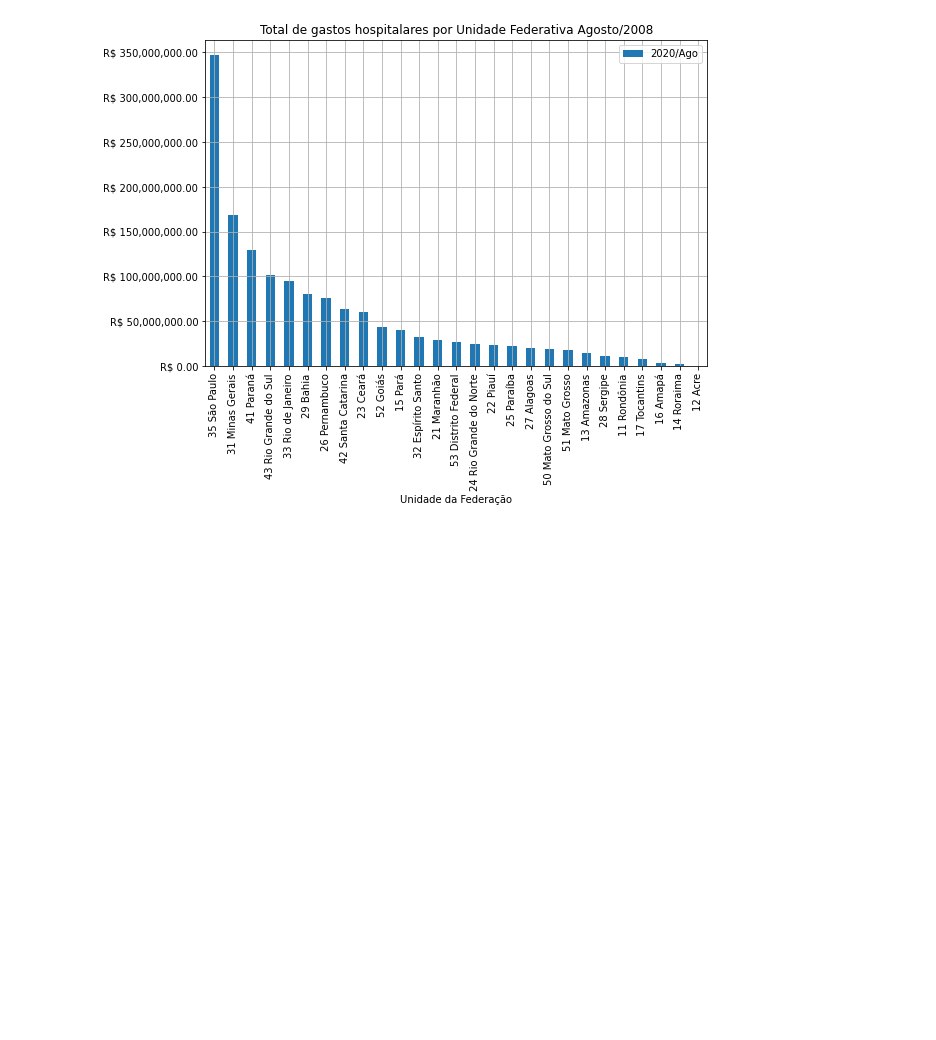
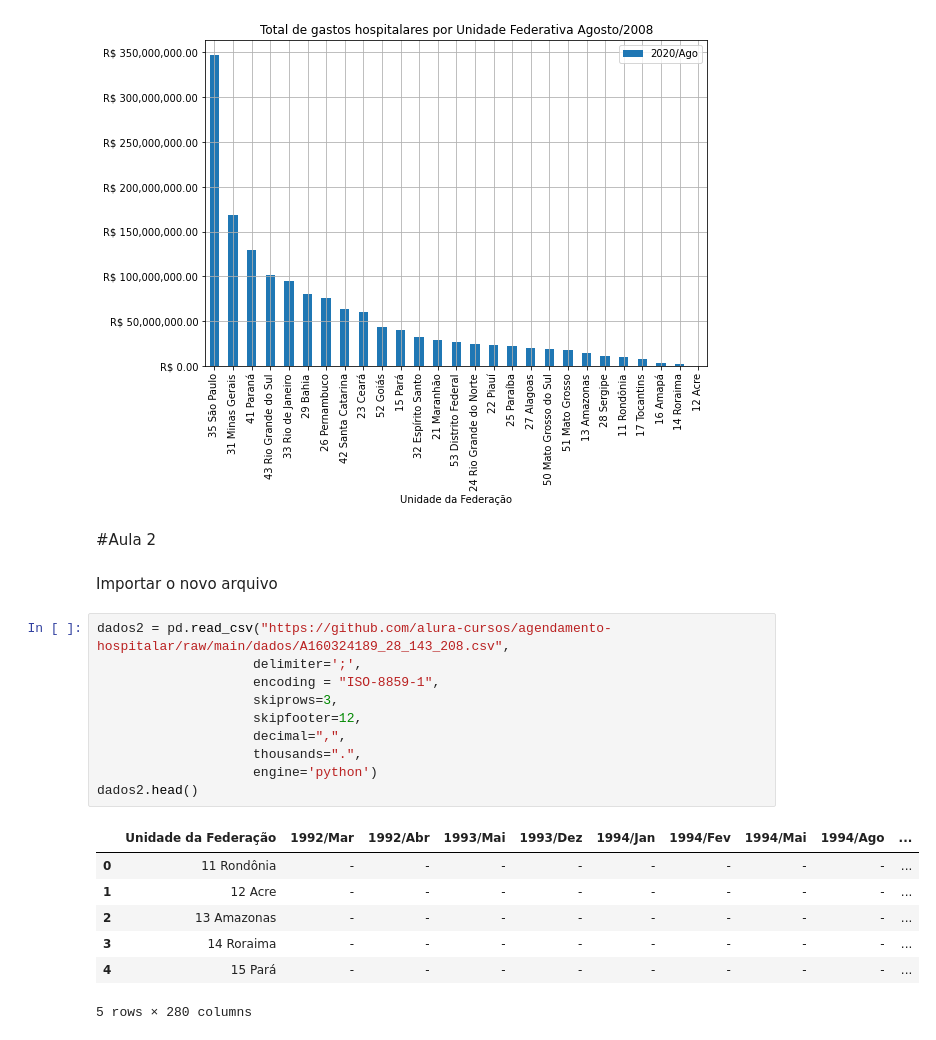
Before and after one commit to johnatanDM/bootcamp-datascience-alura, a Jupyter notebook: Módulo 1 - PYTHON E PANDAS PARA ANÁLISE DE DADOS REAIS/Bootcamp_Data_Science_Projeto_1.ipynb, the cells around one changed output. Saved outputs shown, nothing was run; the diff lists cells and outputs as text; blank space fills up the shorter version.

Commit message:
Aula 2 finalizada

```diff
--- a/Módulo 1 - PYTHON E PANDAS PARA ANÁLISE DE DADOS REAIS/Bootcamp_Data_Science_Projeto_1.ipynb
+++ b/Módulo 1 - PYTHON E PANDAS PARA ANÁLISE DE DADOS REAIS/Bootcamp_Data_Science_Projeto_1.ipynb
@@ -129,3 +135,25 @@ plt.title('Total de gastos hospitalares por Unidade Federativa Agosto/2008')
 plt.show()
 # %% [output]
 [figure]
+# %% [markdown]
+#Aula 2
+# %% [markdown]
+Importar o novo arquivo
+# %%
+dados2 = pd.read_csv("https://github.com/alura-cursos/agendamento-hospitalar/raw/main/dados/A160324189_28_143_208.csv",
+                    delimiter=';',
+                    encoding = "ISO-8859-1",
+                    skiprows=3,
+                    skipfooter=12,
+                    decimal=",",
+                    thousands=".",
+                    engine='python')
+dados2.head()
+# %% [output]
+|  | Unidade da Federação | 1992/Mar | 1992/Abr | 1993/Mai | 1993/Dez | 1994/Jan | 1994/Fev | 1994/Mai | 1994/Ago | ... |
+| 0 | 11 Rondônia | - | - | - | - | - | - | - | - | ... |
+| 1 | 12 Acre | - | - | - | - | - | - | - | - | ... |
+| 2 | 13 Amazonas | - | - | - | - | - | - | - | - | ... |
+| 3 | 14 Roraima | - | - | - | - | - | - | - | - | ... |
+| 4 | 15 Pará | - | - | - | - | - | - | - | - | ... |
+5 rows × 280 columns
```
Also changed, not shown: parts of 20 cells of this notebook.
